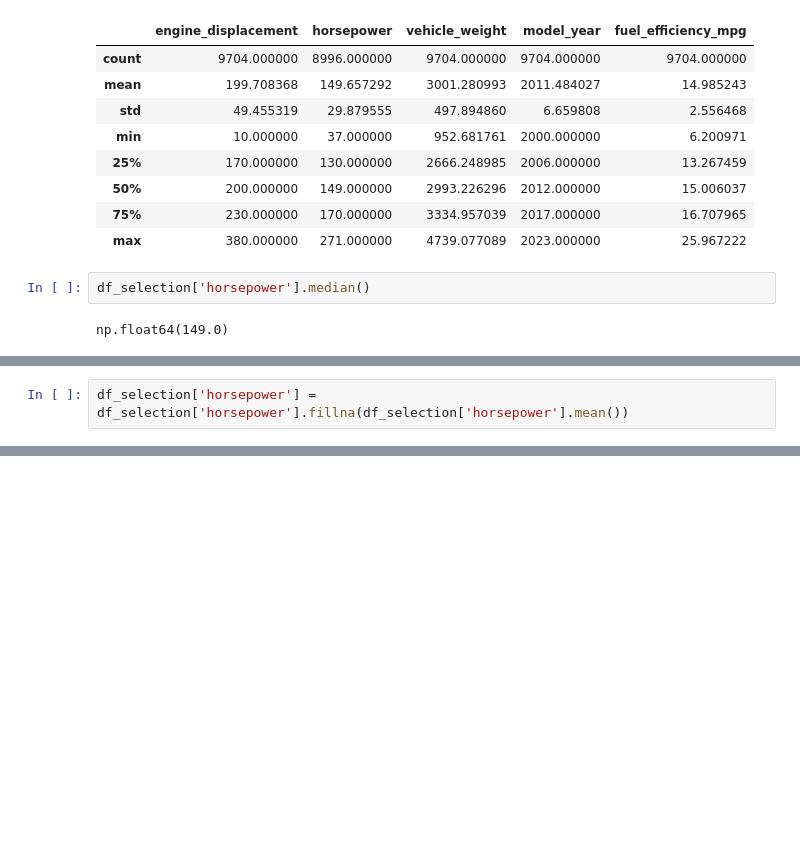
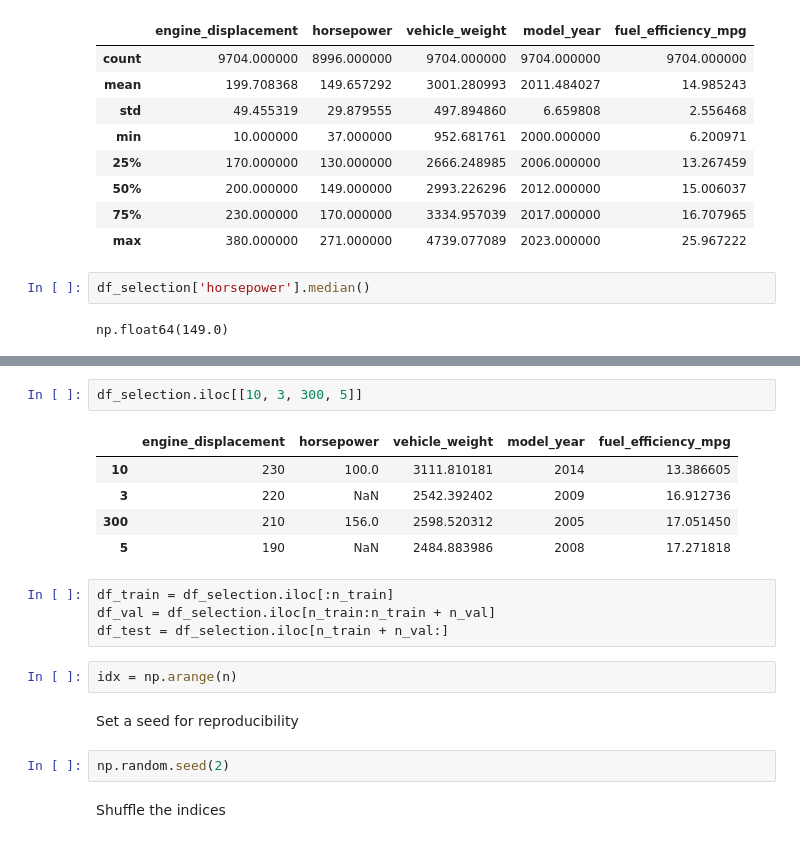
Before and after one commit to dakouri-kobri/machine-learning-zoomcamp, a Jupyter notebook: 02-regression.ipynb, the cells around one changed output, grey strips where cells are left out. Saved outputs shown, nothing was run; the diff lists cells and outputs as text; blank space fills up the shorter version.

```diff
--- a/02-regression.ipynb
+++ b/02-regression.ipynb
@@ -180,2 +179,0 @@ Missing values imputation
-# %%
-df_selection['horsepower'] = df_selection['horsepower'].fillna(df_selection['horsepower'].mean())
@@ -192,0 +194,20 @@ dtype: float64
+# %%
+df_selection.iloc[[10, 3, 300, 5]]
+# %% [output]
+|  | engine_displacement | horsepower | vehicle_weight | model_year | fuel_efficiency_mpg |
+| 10 | 230 | 100.0 | 3111.810181 | 2014 | 13.386605 |
+| 3 | 220 | NaN | 2542.392402 | 2009 | 16.912736 |
+| 300 | 210 | 156.0 | 2598.520312 | 2005 | 17.051450 |
+| 5 | 190 | NaN | 2484.883986 | 2008 | 17.271818 |
+# %%
+df_train = df_selection.iloc[:n_train]
+df_val = df_selection.iloc[n_train:n_train + n_val]
+df_test = df_selection.iloc[n_train + n_val:]
+# %%
+idx = np.arange(n)
+# %% [markdown]
+Set a seed for reproducibility
+# %%
+np.random.seed(2)
+# %% [markdown]
+Shuffle the indices
```
Also changed, not shown: parts of 27 cells of this notebook.
